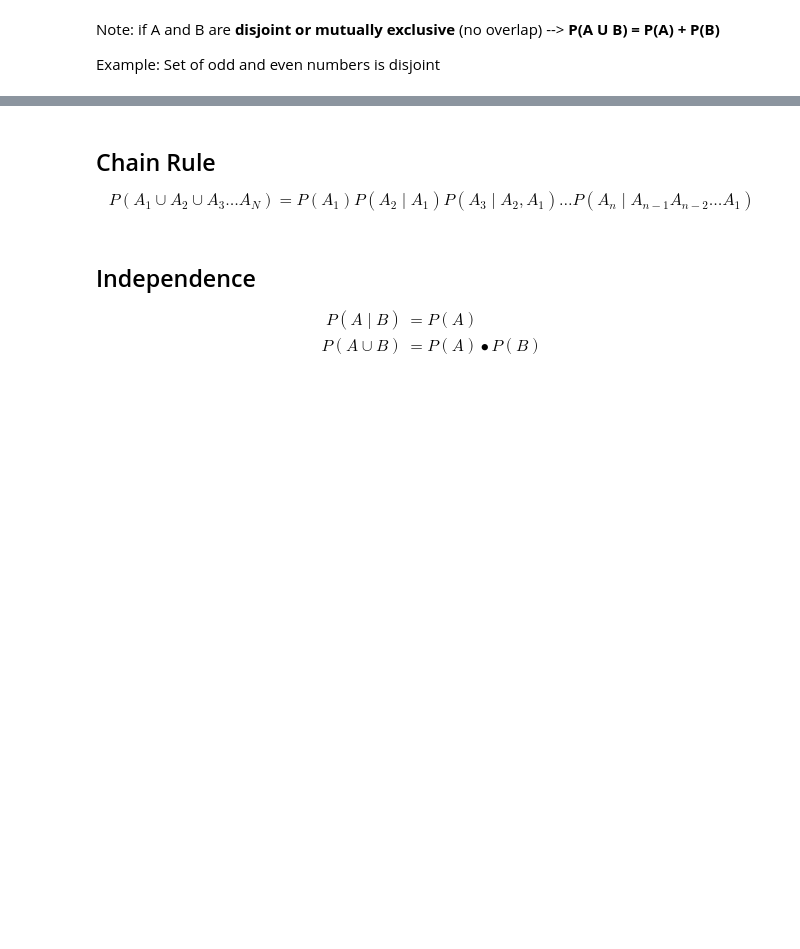
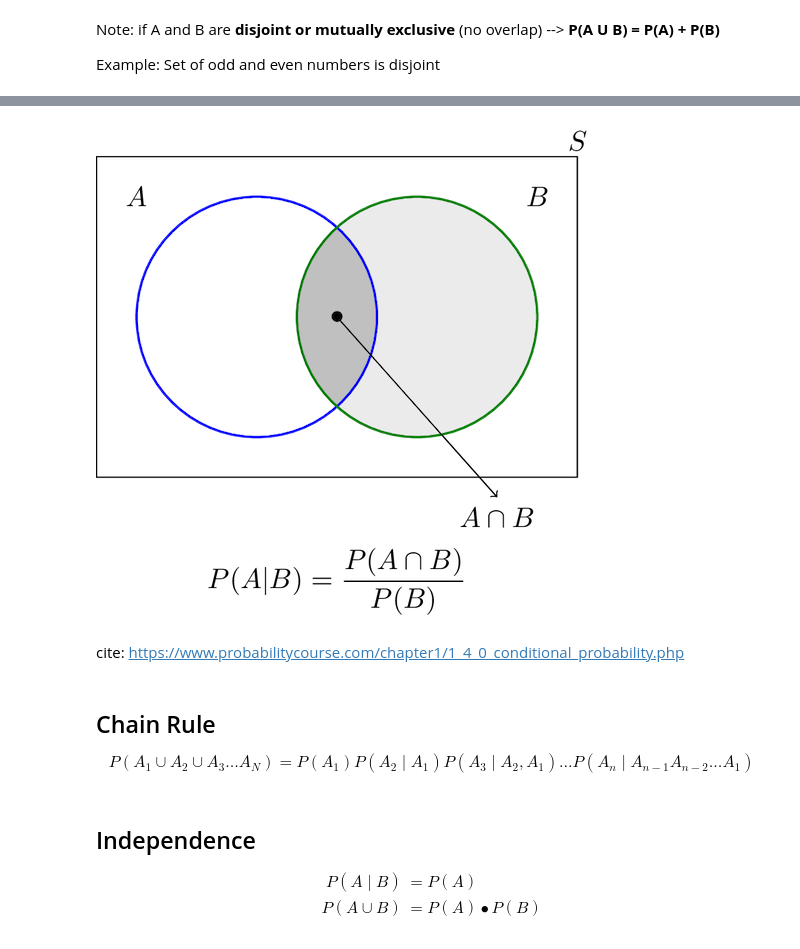
Before and after one commit to robOcity/ai-course, a Jupyter notebook: slides/week-6-uncertainty-and-action-slides.ipynb, the cells around one changed output, grey strips where cells are left out. Saved outputs shown, nothing was run; the diff lists cells and outputs as text; code cells hidden in the pictures; blank space fills up the shorter version.

```diff
--- a/slides/week-6-uncertainty-and-action-slides.ipynb
+++ b/slides/week-6-uncertainty-and-action-slides.ipynb
@@ -69,7 +84,15 @@ cite: https://www.probabilitycourse.com/chapter1/1_4_0_conditional_probability.p
+# %%
+Image('images/conditional_probability.png')
+# %% [output]
+[figure, added]
+# %% [markdown]
+cite: https://www.probabilitycourse.com/chapter1/1_4_0_conditional_probability.php
 # %% [markdown]
 ## Chain Rule
 
+<p>
 $$P(A_1 \cup A_2 \cup A_3 \dots A_N) =  P(A_1)P(A_2 \mid A_1)P(A_3 \mid A_2,A_1) \dots P(A_n \mid A_{n-1} A_{n-2} \dots A_{1})$$
+</p>
 # %% [markdown]
 ## Independence
 
```
Also changed, not shown: parts of 57 cells of this notebook, 7 other files.
